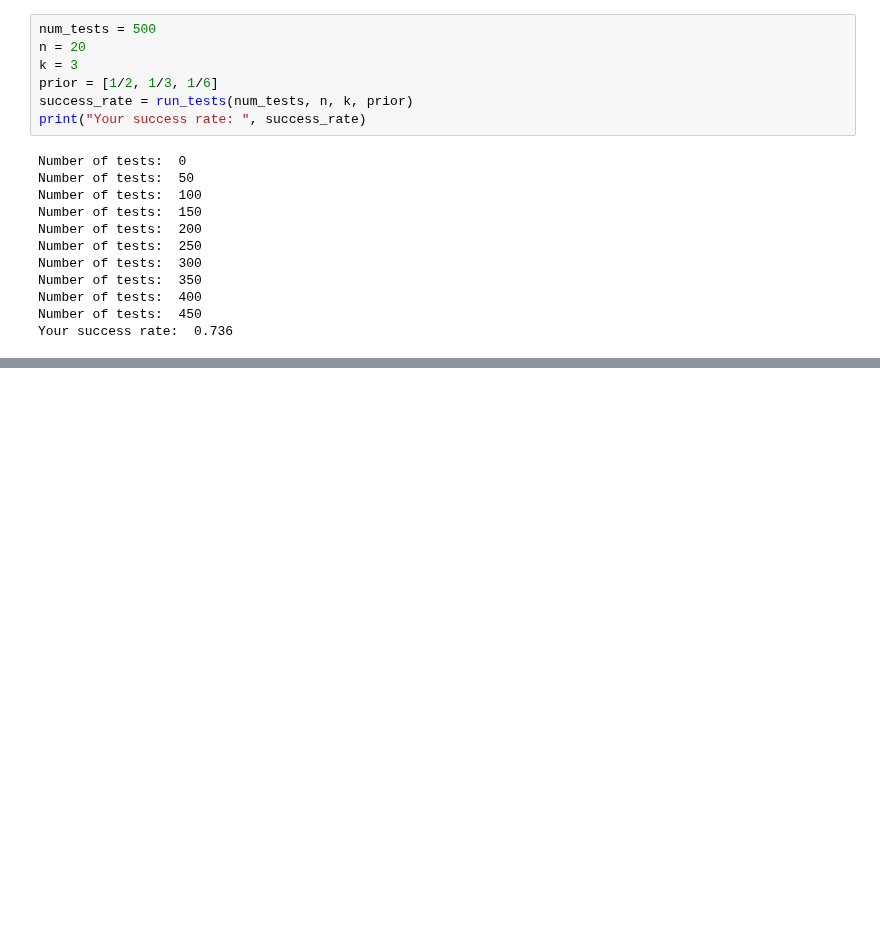
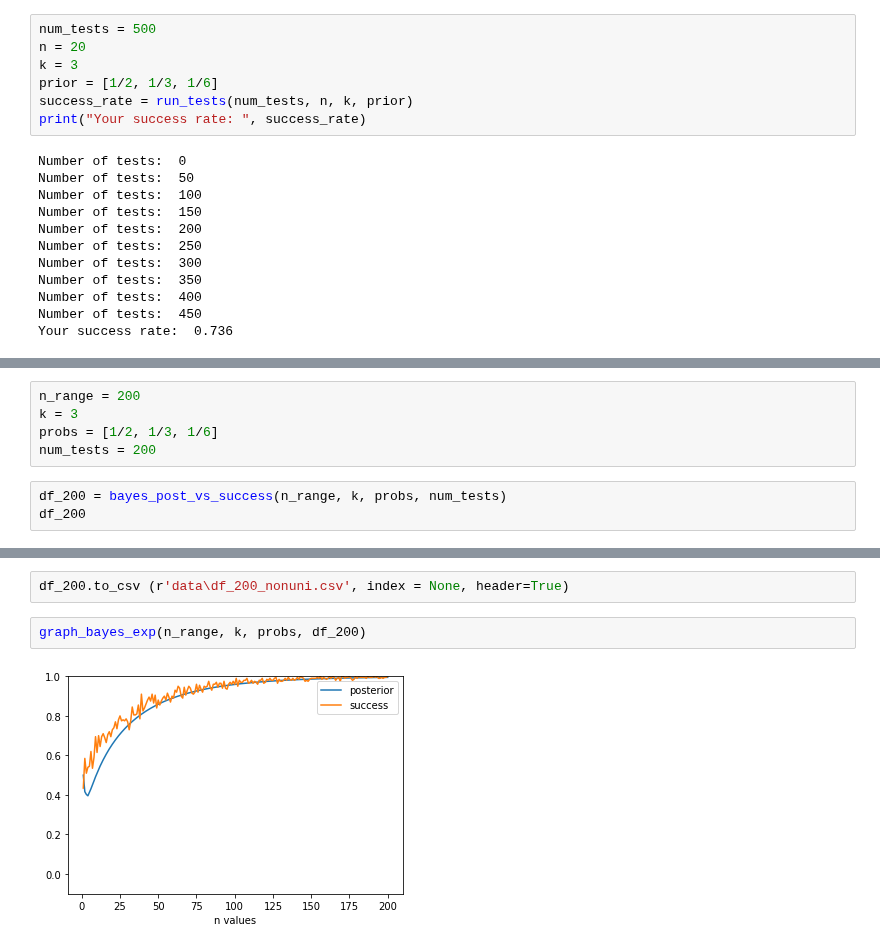
Before and after one commit to majk12/pbv, a Jupyter notebook: exp.ipynb, the cells around one changed output, grey strips where cells are left out. Saved outputs shown, nothing was run; the diff lists cells and outputs as text; blank space fills up the shorter version.

```diff
--- a/exp.ipynb
+++ b/exp.ipynb
@@ -527,0 +656,8 @@ Your success rate:  0.736
+# %%
+n_range = 200
+k = 3
+probs = [1/2, 1/3, 1/6]
+num_tests = 200
+# %%
+df_200 = bayes_post_vs_success(n_range, k, probs, num_tests)
+df_200
@@ -527,0 +683,6 @@ Your success rate:  0.736
+# %%
+df_200.to_csv (r'data\df_200_nonuni.csv', index = None, header=True)
+# %%
+graph_bayes_exp(n_range, k, probs, df_200)
+# %% [output]
+[figure, added]
```
Also changed, not shown: parts of 21 cells of this notebook, 1 other file.
